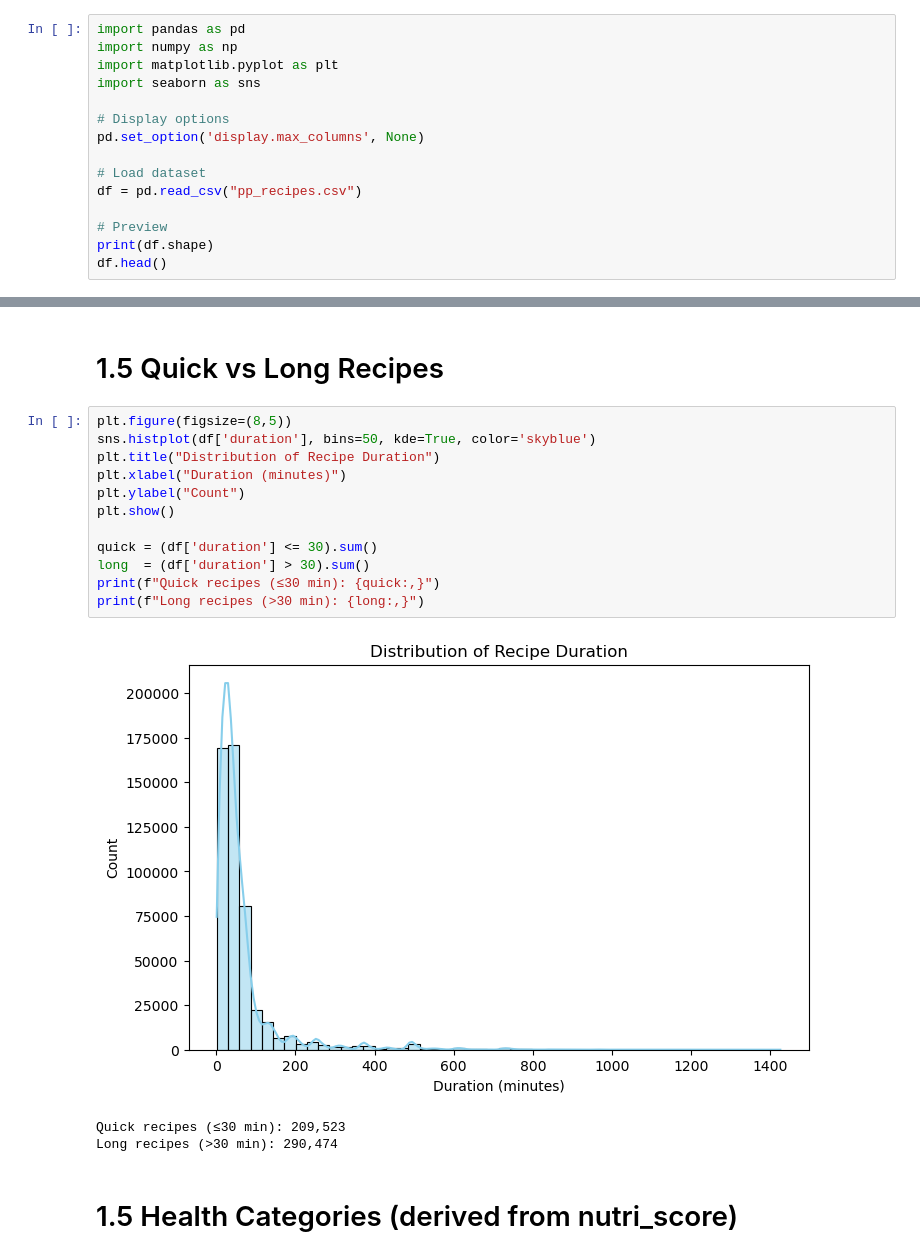
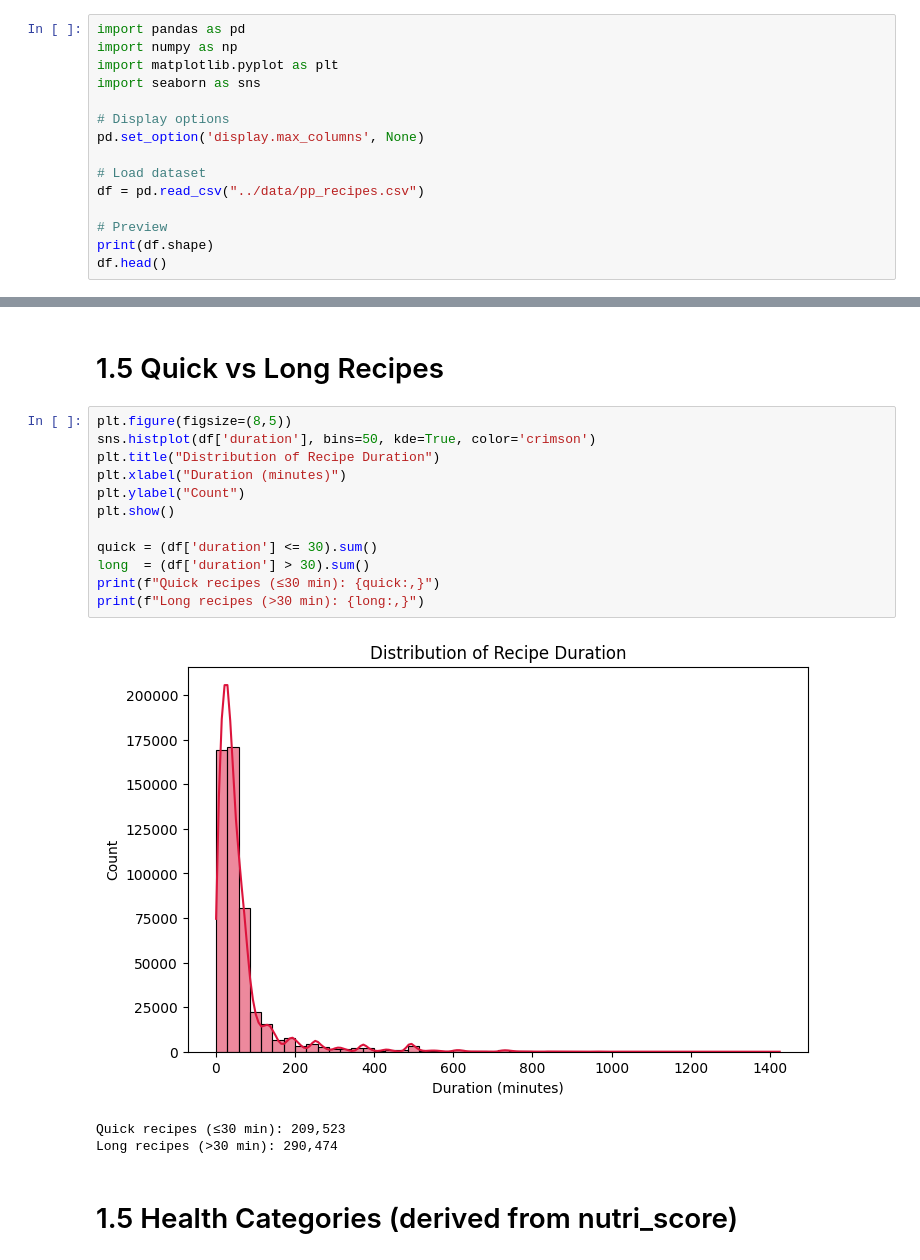
Before and after one commit to Azimi2kht/recipe-recom, a Jupyter notebook: source/1-data-statistics.ipynb, the cells around one changed output, grey strips where cells are left out. Cells and saved outputs as stored; diff of their text form.

```diff
--- a/source/1-data-statistics.ipynb
+++ b/source/1-data-statistics.ipynb
@@ -10,7 +10,7 @@ import seaborn as sns
 pd.set_option('display.max_columns', None)
 
 # Load dataset
-df = pd.read_csv("pp_recipes.csv")
+df = pd.read_csv("../data/pp_recipes.csv")
 
 # Preview
 print(df.shape)
@@ -128,18 +148,18 @@ plt.show()
 # 1.5 Quick vs Long Recipes
 # %%
 plt.figure(figsize=(8,5))
-sns.histplot(df['duration'], bins=50, kde=True, color='skyblue')
+sns.histplot(df['duration'], bins=50, kde=True, color='crimson')
 plt.title("Distribution of Recipe Duration")
 plt.xlabel("Duration (minutes)")
 plt.ylabel("Count")
 plt.show()
 
 quick = (df['duration'] <= 30).sum()
 long  = (df['duration'] > 30).sum()
 print(f"Quick recipes (≤30 min): {quick:,}")
 print(f"Long recipes (>30 min): {long:,}")
 # %% [output]
-[figure, old version]
+[figure, new version]
 Quick recipes (≤30 min): 209,523
 Long recipes (>30 min): 290,474
 # %% [markdown]
```
Also changed, not shown: parts of 5 cells of this notebook, 3 other files.
